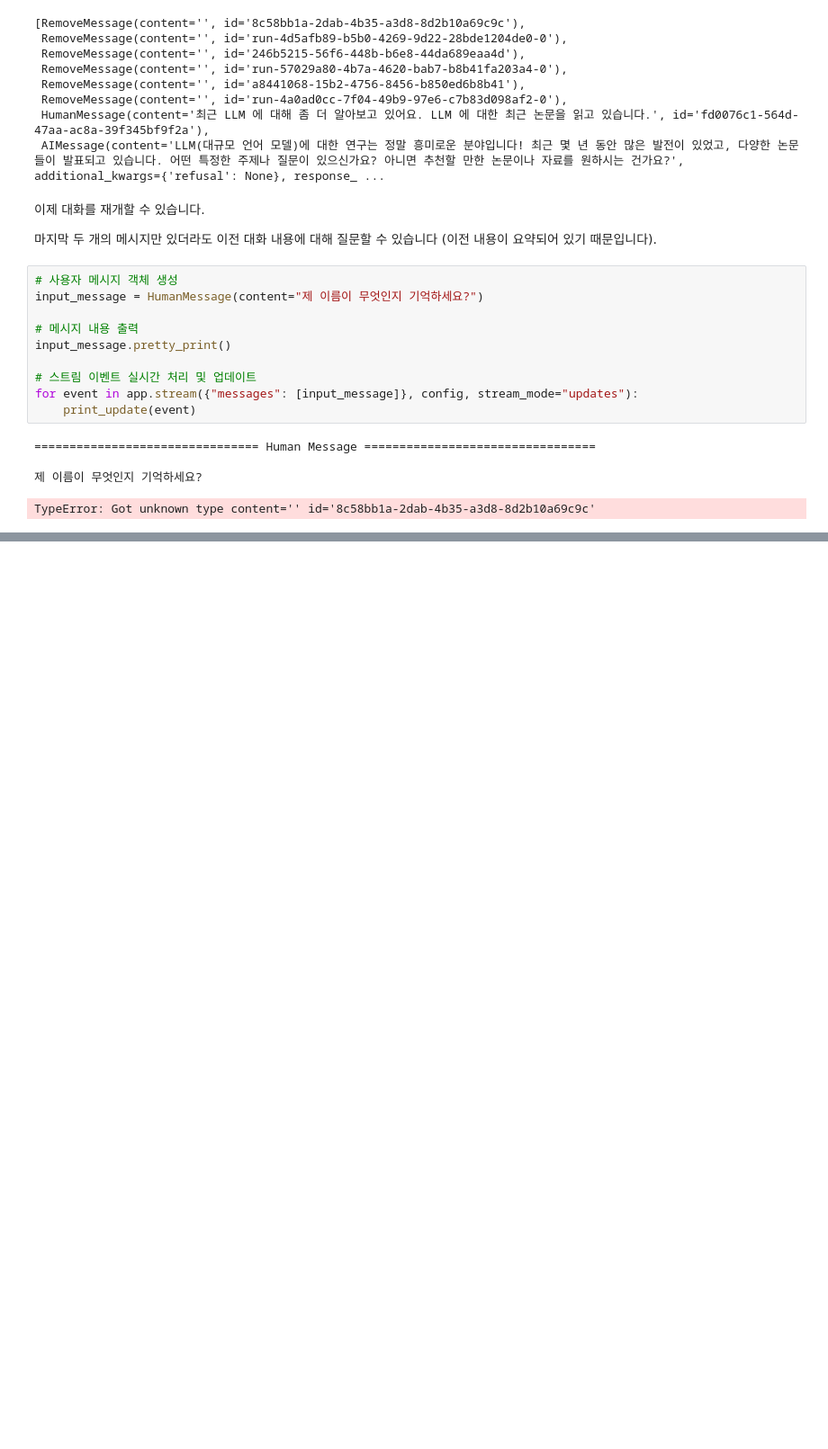
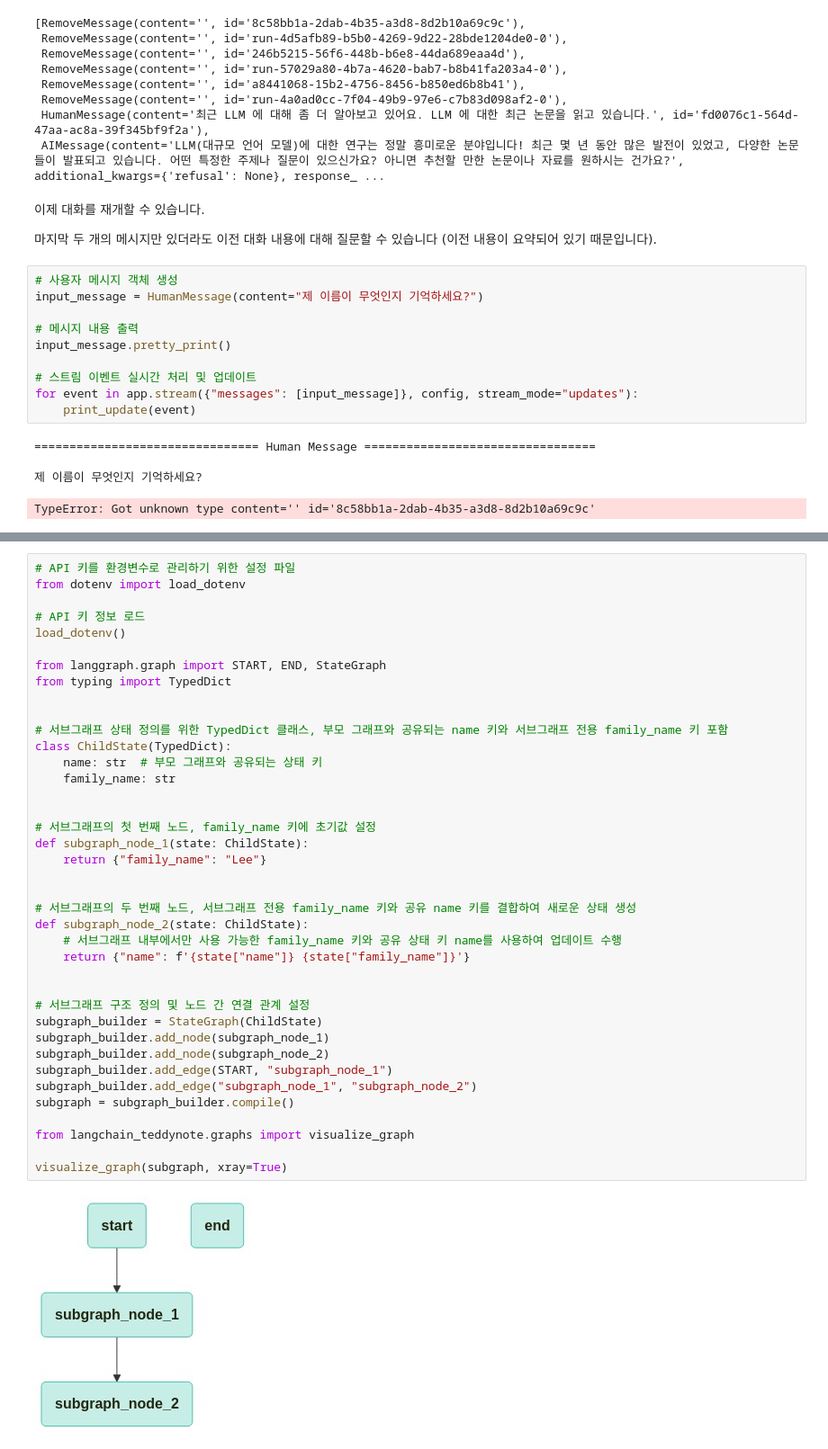
Before and after one commit to yoonwanggyu/BOAZ_ADV, a Jupyter notebook: Wang_Gyu/LangGraph_8)~14).ipynb, the cells around one changed output, grey strips where cells are left out. Shown: that part at 90% size. Cells and saved outputs as stored; diff of their text form; blank space fills up the shorter version.

```diff
--- a/Wang_Gyu/LangGraph_8)~.ipynb
+++ b/Wang_Gyu/LangGraph_8)~14).ipynb
@@ -1226,0 +1257,41 @@ TypeError: Got unknown type content='' id='8c58bb1a-2dab-4b35-a3d8-8d2b10a69c9c'
+# %%
+# API 키를 환경변수로 관리하기 위한 설정 파일
+from dotenv import load_dotenv
+
+# API 키 정보 로드
+load_dotenv()
+
+from langgraph.graph import START, END, StateGraph
+from typing import TypedDict
+
+
+# 서브그래프 상태 정의를 위한 TypedDict 클래스, 부모 그래프와 공유되는 name 키와 서브그래프 전용 family_name 키 포함
+class ChildState(TypedDict):
+    name: str  # 부모 그래프와 공유되는 상태 키
+    family_name: str
+
+
+# 서브그래프의 첫 번째 노드, family_name 키에 초기값 설정
+def subgraph_node_1(state: ChildState):
+    return {"family_name": "Lee"}
+
+
+# 서브그래프의 두 번째 노드, 서브그래프 전용 family_name 키와 공유 name 키를 결합하여 새로운 상태 생성
+def subgraph_node_2(state: ChildState):
+    # 서브그래프 내부에서만 사용 가능한 family_name 키와 공유 상태 키 name를 사용하여 업데이트 수행
+    return {"name": f'{state["name"]} {state["family_name"]}'}
+
+
+# 서브그래프 구조 정의 및 노드 간 연결 관계 설정
+subgraph_builder = StateGraph(ChildState)
+subgraph_builder.add_node(subgraph_node_1)
+subgraph_builder.add_node(subgraph_node_2)
+subgraph_builder.add_edge(START, "subgraph_node_1")
+subgraph_builder.add_edge("subgraph_node_1", "subgraph_node_2")
+subgraph = subgraph_builder.compile()
+
+from langchain_teddynote.graphs import visualize_graph
+
+visualize_graph(subgraph, xray=True)
+# %% [output]
+[figure, added]
```
Also changed, not shown: parts of 56 cells of this notebook.
